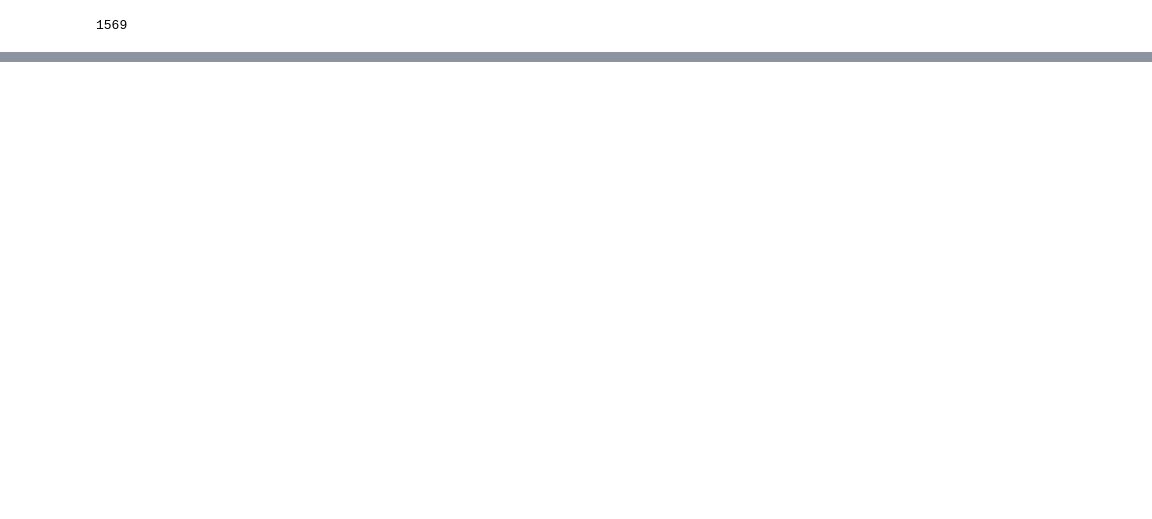
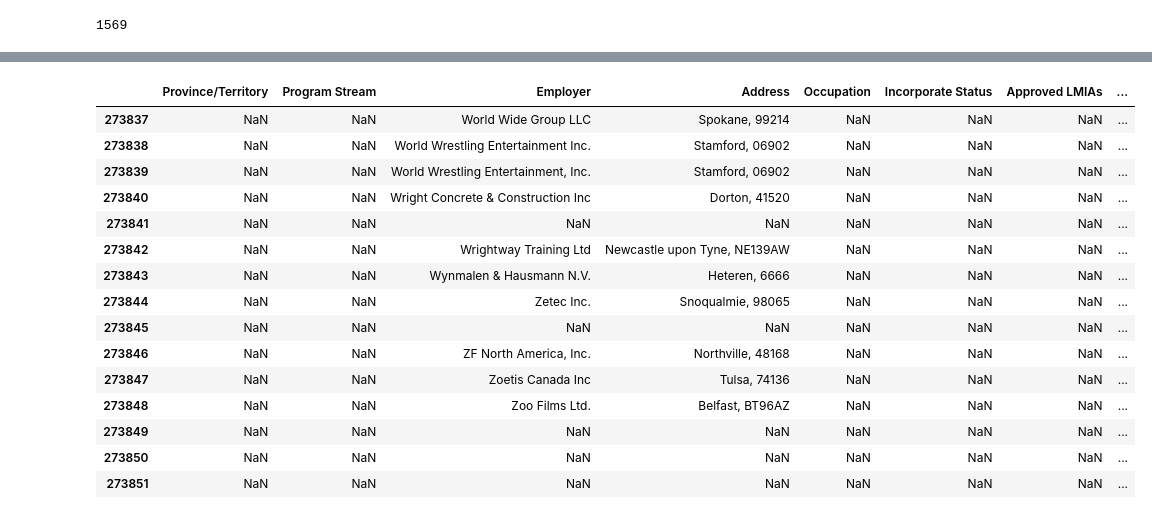
Before and after one commit to shubhleendhaka/Labor-Market-Analysis, a Jupyter notebook: Amin/main.ipynb, the cells around one changed output, grey strips where cells are left out. Cells and saved outputs as stored; diff of their text form; code cells hidden in the pictures; blank space fills up the shorter version.

```diff
--- a/Amin/main.ipynb
+++ b/Amin/main.ipynb
@@ -612,5 +620,24 @@ positive_lmia_df.head()
 regions_df = pd.read_csv("../Amin/Data/first char of postal code to region.csv")
 positive_lmia_df['Postal Code 1st char'] = positive_lmia_df['Post Code'].str[0]
 
-positive_lmia_df = pd.merge(positive_lmia_df,regions_df, left_on='Postal Code 1st char', right_on='first_char_postal_code',how='left')
-positive_lmia_df.head()
+# positive_lmia_df = pd.merge(positive_lmia_df,regions_df, left_on='Postal Code 1st char', right_on='first_char_postal_code',how='left')
+# positive_lmia_df.head()
+# %%
+positive_lmia_df.tail(15)
+# %% [output]
+|  | Province/Territory | Program Stream | Employer | Address | Occupation | Incorporate Status | Approved LMIAs | ... |
+| 273837 | NaN | NaN | World Wide Group LLC | Spokane, 99214 | NaN | NaN | NaN | ... |
+| 273838 | NaN | NaN | World Wrestling Entertainment Inc. | Stamford, 06902 | NaN | NaN | NaN | ... |
+| 273839 | NaN | NaN | World Wrestling Entertainment, Inc. | Stamford, 06902 | NaN | NaN | NaN | ... |
+| 273840 | NaN | NaN | Wright Concrete & Construction Inc | Dorton, 41520 | NaN | NaN | NaN | ... |
+| 273841 | NaN | NaN | NaN | NaN | NaN | NaN | NaN | ... |
+| 273842 | NaN | NaN | Wrightway Training Ltd | Newcastle upon Tyne, NE139AW | NaN | NaN | NaN | ... |
+| 273843 | NaN | NaN | Wynmalen & Hausmann N.V. | Heteren, 6666 | NaN | NaN | NaN | ... |
+| 273844 | NaN | NaN | Zetec Inc. | Snoqualmie, 98065 | NaN | NaN | NaN | ... |
+| 273845 | NaN | NaN | NaN | NaN | NaN | NaN | NaN | ... |
+| 273846 | NaN | NaN | ZF North America, Inc. | Northville, 48168 | NaN | NaN | NaN | ... |
+| 273847 | NaN | NaN | Zoetis Canada Inc | Tulsa, 74136 | NaN | NaN | NaN | ... |
+| 273848 | NaN | NaN | Zoo Films Ltd. | Belfast, BT96AZ | NaN | NaN | NaN | ... |
+| 273849 | NaN | NaN | NaN | NaN | NaN | NaN | NaN | ... |
+| 273850 | NaN | NaN | NaN | NaN | NaN | NaN | NaN | ... |
+| 273851 | NaN | NaN | NaN | NaN | NaN | NaN | NaN | ... |
```
Also changed, not shown: parts of 2 cells of this notebook, 2 other files.
